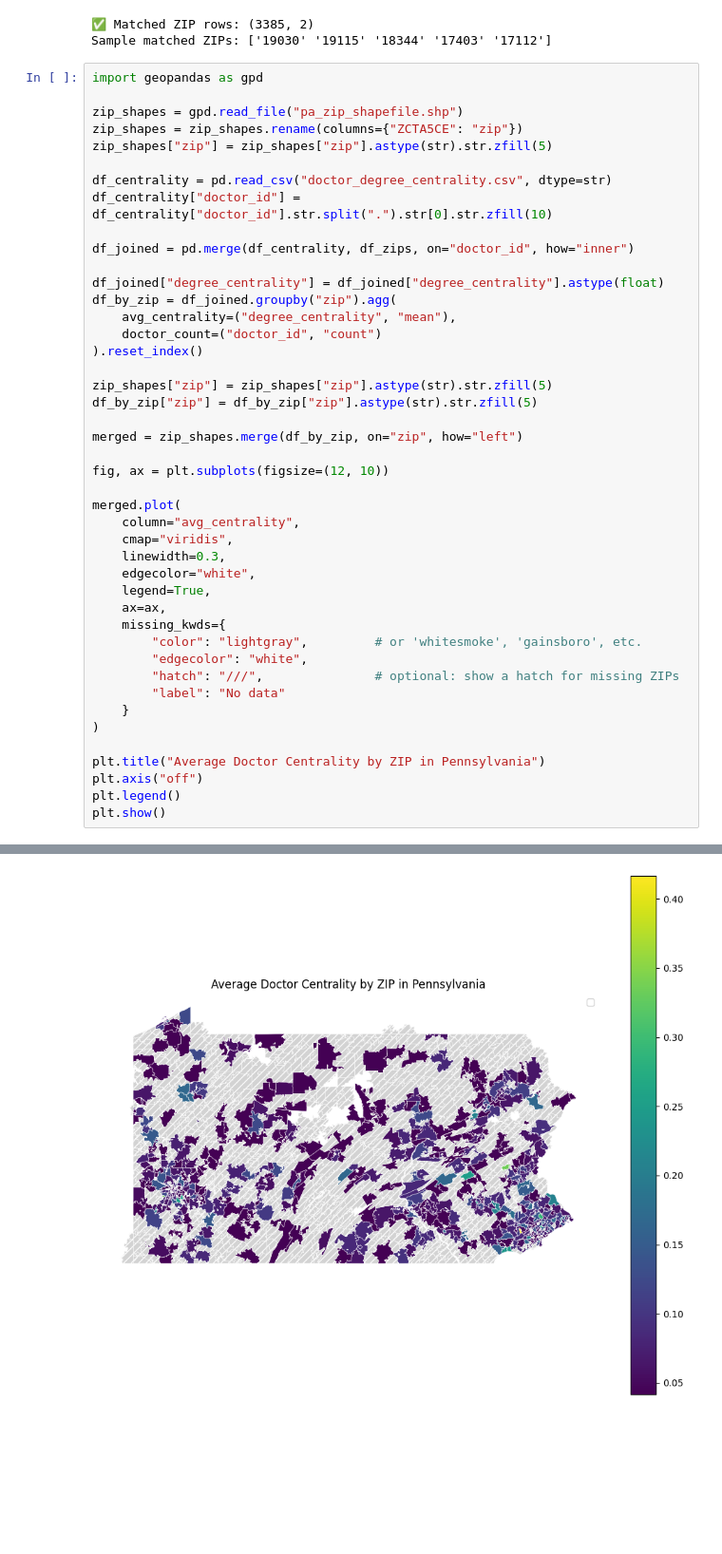
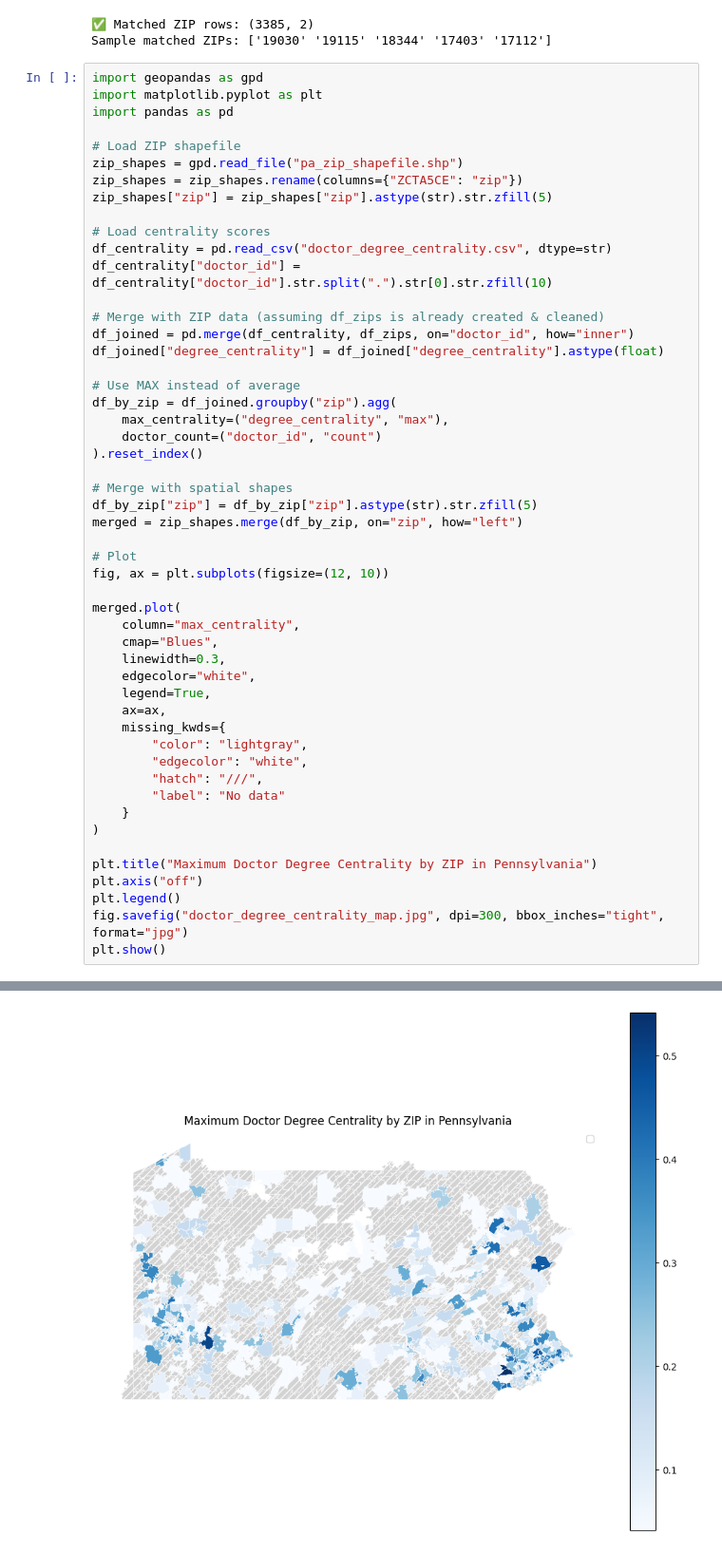
Before and after one commit to mistershilai/ORF387Project, a Jupyter notebook: networks.ipynb, the cells around one changed output, grey strips where cells are left out. Shown at 95% size. Saved outputs shown, nothing was run; the diff lists cells and outputs as text; blank space fills up the shorter version.

Commit message:
Updated centrality maps

```diff
--- a/networks.ipynb
+++ b/networks.ipynb
@@ -184,49 +184,56 @@ print("Sample matched ZIPs:", df_zips['zip'].unique()[:5])
 Sample matched ZIPs: ['19030' '19115' '18344' '17403' '17112']
 # %%
 import geopandas as gpd
+import matplotlib.pyplot as plt
+import pandas as pd
 
+# Load ZIP shapefile
 zip_shapes = gpd.read_file("pa_zip_shapefile.shp")
 zip_shapes = zip_shapes.rename(columns={"ZCTA5CE": "zip"})
 zip_shapes["zip"] = zip_shapes["zip"].astype(str).str.zfill(5)
 
+# Load centrality scores
 df_centrality = pd.read_csv("doctor_degree_centrality.csv", dtype=str)
 df_centrality["doctor_id"] = df_centrality["doctor_id"].str.split(".").str[0].str.zfill(10)
 
+# Merge with ZIP data (assuming df_zips is already created & cleaned)
 df_joined = pd.merge(df_centrality, df_zips, on="doctor_id", how="inner")
+df_joined["degree_centrality"] = df_joined["degree_centrality"].astype(float)
 
-df_joined["degree_centrality"] = df_joined["degree_centrality"].astype(float)
+# Use MAX instead of average
 df_by_zip = df_joined.groupby("zip").agg(
-    avg_centrality=("degree_centrality", "mean"),
+    max_centrality=("degree_centrality", "max"),
     doctor_count=("doctor_id", "count")
 ).reset_index()
 
-zip_shapes["zip"] = zip_shapes["zip"].astype(str).str.zfill(5)
+# Merge with spatial shapes
 df_by_zip["zip"] = df_by_zip["zip"].astype(str).str.zfill(5)
-
 merged = zip_shapes.merge(df_by_zip, on="zip", how="left")
 
+# Plot
 fig, ax = plt.subplots(figsize=(12, 10))
 
 merged.plot(
-    column="avg_centrality",
-    cmap="viridis",
+    column="max_centrality",
+    cmap="Blues",
     linewidth=0.3,
     edgecolor="white",
     legend=True,
     ax=ax,
     missing_kwds={
-        "color": "lightgray",         # or 'whitesmoke', 'gainsboro', etc.
+        "color": "lightgray",
         "edgecolor": "white",
-        "hatch": "///",               # optional: show a hatch for missing ZIPs
+        "hatch": "///",
         "label": "No data"
     }
 )
 
-plt.title("Average Doctor Centrality by ZIP in Pennsylvania")
+plt.title("Maximum Doctor Degree Centrality by ZIP in Pennsylvania")
 plt.axis("off")
 plt.legend()
+fig.savefig("doctor_degree_centrality_map.jpg", dpi=300, bbox_inches="tight", format="jpg")
 plt.show()
 # %% [output]
 See: https://matplotlib.org/stable/tutorials/intermediate/legend_guide.html#implementing-a-custom-legend-handler
   plt.legend()
-[figure, old version]
+[figure, new version]
```
Also changed, not shown: parts of 1 cell of this notebook, 2 other files.
